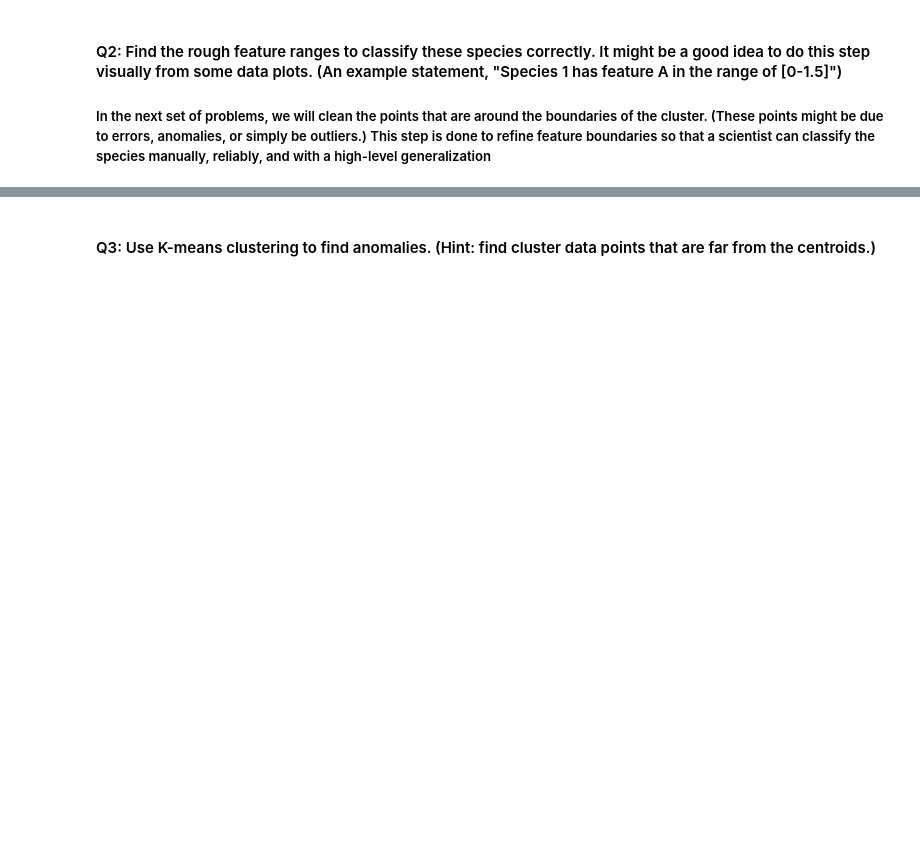
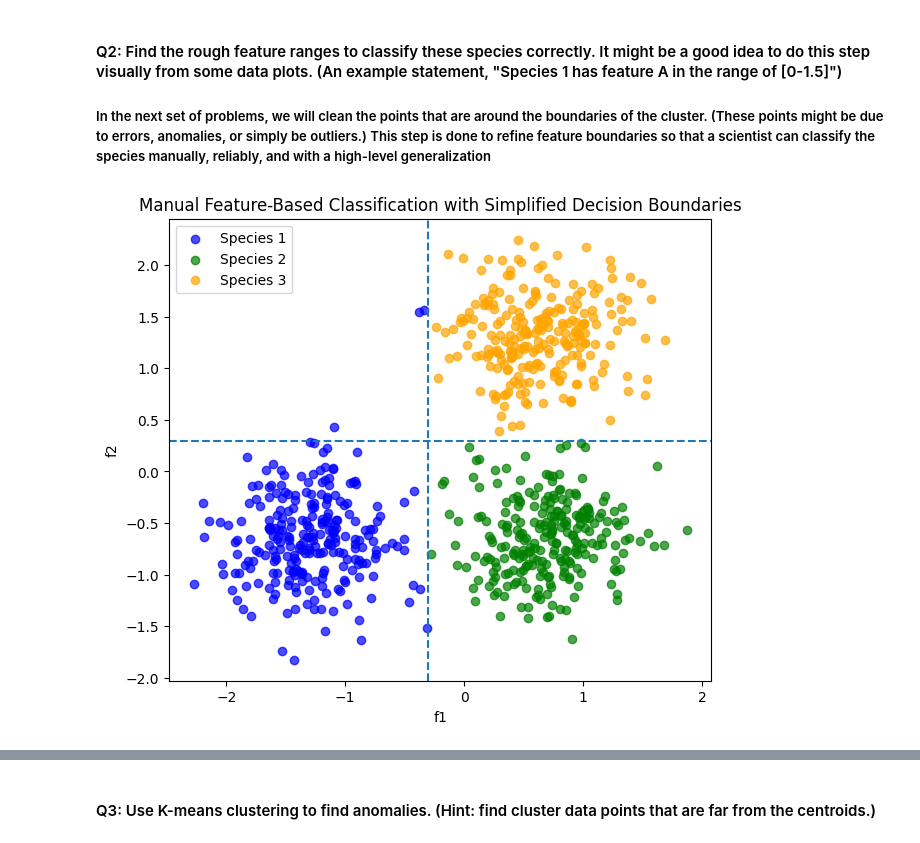
Before and after one commit to drenard921/JHU_AML, a Jupyter notebook: HW8/drenard_Assignment08_ML.ipynb, the cells around one changed output, grey strips where cells are left out. Drawn from its saved outputs; the diff is of its cells as text; code cells hidden in the pictures; blank space fills up the shorter version.

```diff
--- a/HW8/drenard_Assignment08_ML.ipynb
+++ b/HW8/drenard_Assignment08_ML.ipynb
@@ -13,3 +46,46 @@
 #### Q2: Find  the rough feature ranges  to classify these  species  correctly. It might be a good idea  to do this  step visually from some data  plots.  (An example statement,  "Species 1 has feature A in the range of [0-1.5]")
 
 ##### In the next set of problems,  we will clean the points  that are around  the boundaries  of the cluster.  (These points  might be due to errors,  anomalies,  or simply  be outliers.)  This  step is done  to refine feature boundaries  so that a scientist  can classify the species  manually, reliably,  and with a high-level  generalization
+# %%
+f1 = df.iloc[:, 0]
+f2 = df.iloc[:, 1]
+
+# --- Manual classification based on updated Q2 rules ---
+labels = []
+
+for x, y in zip(f1, f2):
+    if x < -0.3:
+        labels.append(0)  # Species 1
+    elif x >= -0.3 and y < 0.3:
+        labels.append(1)  # Species 2
+    elif y >= 0.3:
+        labels.append(2)  # Species 3
+
+labels = np.array(labels)
+
+# --- Plot ---
+plt.figure(figsize=(7,6))
+
+colors = ['blue', 'green', 'orange']
+group_names = ['Species 1', 'Species 2', 'Species 3']
+
+for i in range(3):
+    plt.scatter(
+        f1[labels == i],
+        f2[labels == i],
+        color=colors[i],
+        label=group_names[i],
+        alpha=0.7
+    )
+
+# --- Add boundary lines ---
+plt.axvline(x=-0.3, linestyle='--')
+plt.axhline(y=0.3, linestyle='--')
+
+plt.xlabel("f1")
+plt.ylabel("f2")
+plt.title("Manual Feature-Based Classification with Simplified Decision Boundaries")
+plt.legend()
+plt.show()
+# %% [output]
+[figure, added]
```
Also changed, not shown: parts of 16 cells of this notebook, 1 other file.
